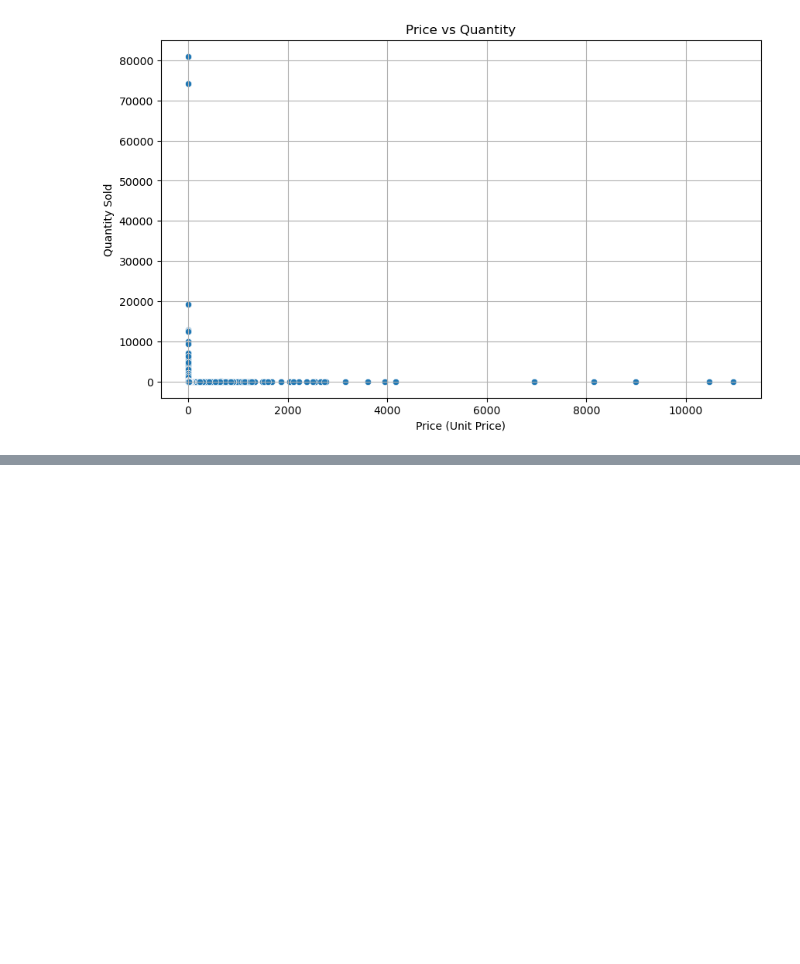
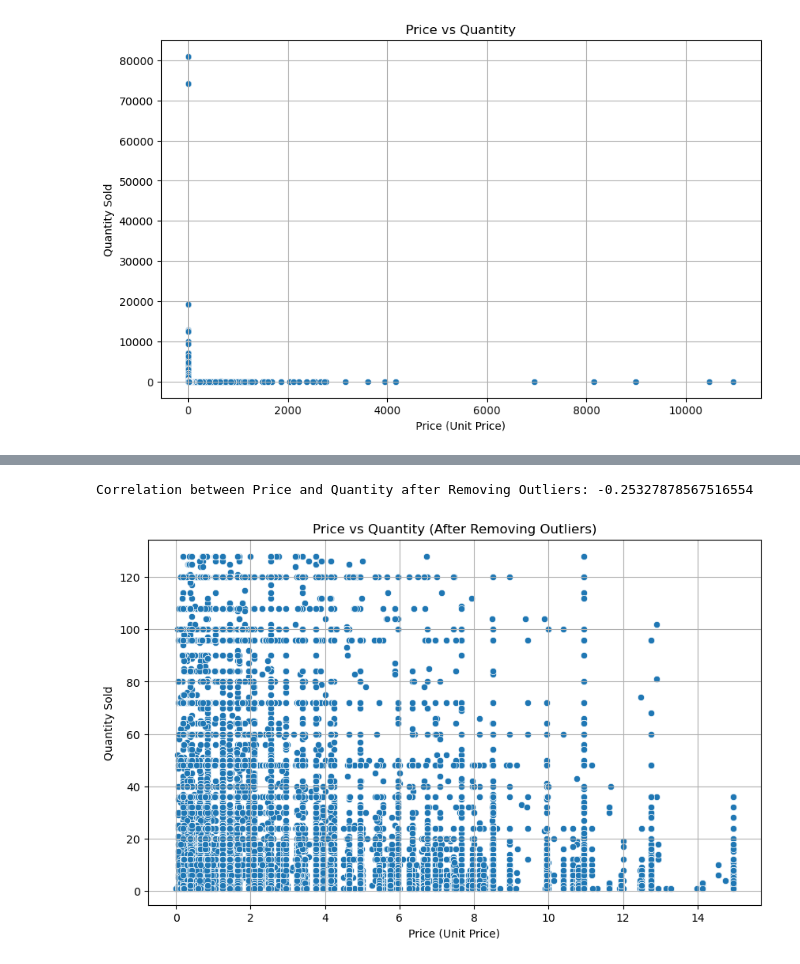
Before and after one commit to Gyuhyeon-Eom/project2, a Jupyter notebook: project2_엄규현.ipynb, the cells around one changed output, grey strips where cells are left out. Cells and saved outputs as stored; diff of their text form; code cells hidden in the pictures; blank space fills up the shorter version.

```diff
--- a/project2_엄규현.ipynb
+++ b/project2_엄규현.ipynb
@@ -792,0 +821,27 @@ Correlation between Price and Quantity: -0.0048994357203626755
+# %%
+# Step 1: Price가 0인 경우와 Quantity가 0 이하인 경우를 제외한 데이터 필터링
+df_filtered = df[(df['Price'] > 0) & (df['Quantity'] > 0)]
+
+# Step 2: Price와 Quantity의 이상치 상한선 설정 (상위 99 백분위수 기준으로 설정)
+price_upper_limit = df_filtered['Price'].quantile(0.99)  # Price 상위 1% 제거
+quantity_upper_limit = df_filtered['Quantity'].quantile(0.99)  # Quantity 상위 1% 제거
+
+# Step 3: 이상치를 제거한 데이터 필터링
+df_filtered_no_outliers = df_filtered[(df_filtered['Price'] <= price_upper_limit) &
+                                      (df_filtered['Quantity'] <= quantity_upper_limit)]
+
+# Step 4: 필터링된 데이터에서 상관계수 계산
+correlation_no_outliers = df_filtered_no_outliers['Price'].corr(df_filtered_no_outliers['Quantity'])
+print(f"Correlation between Price and Quantity after Removing Outliers: {correlation_no_outliers}")
+
+# Step 5: 산점도 그리기
+plt.figure(figsize=(10, 6))
+sns.scatterplot(x='Price', y='Quantity', data=df_filtered_no_outliers)
+plt.title('Price vs Quantity (After Removing Outliers)')
+plt.xlabel('Price (Unit Price)')
+plt.ylabel('Quantity Sold')
+plt.grid(True)
+plt.show()
+# %% [output]
+Correlation between Price and Quantity after Removing Outliers: -0.25327878567516554
+[figure, added]
```
Also changed, not shown: parts of 2 cells of this notebook.
